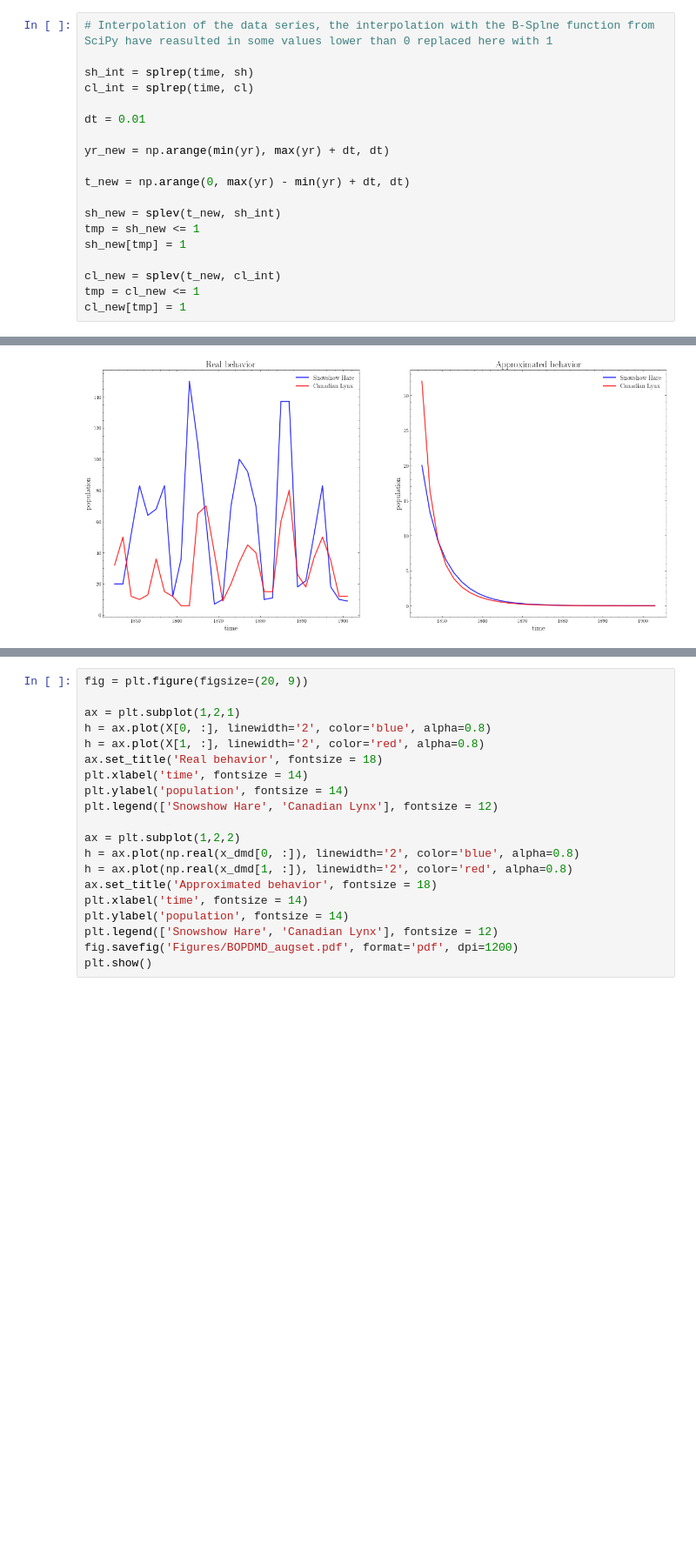
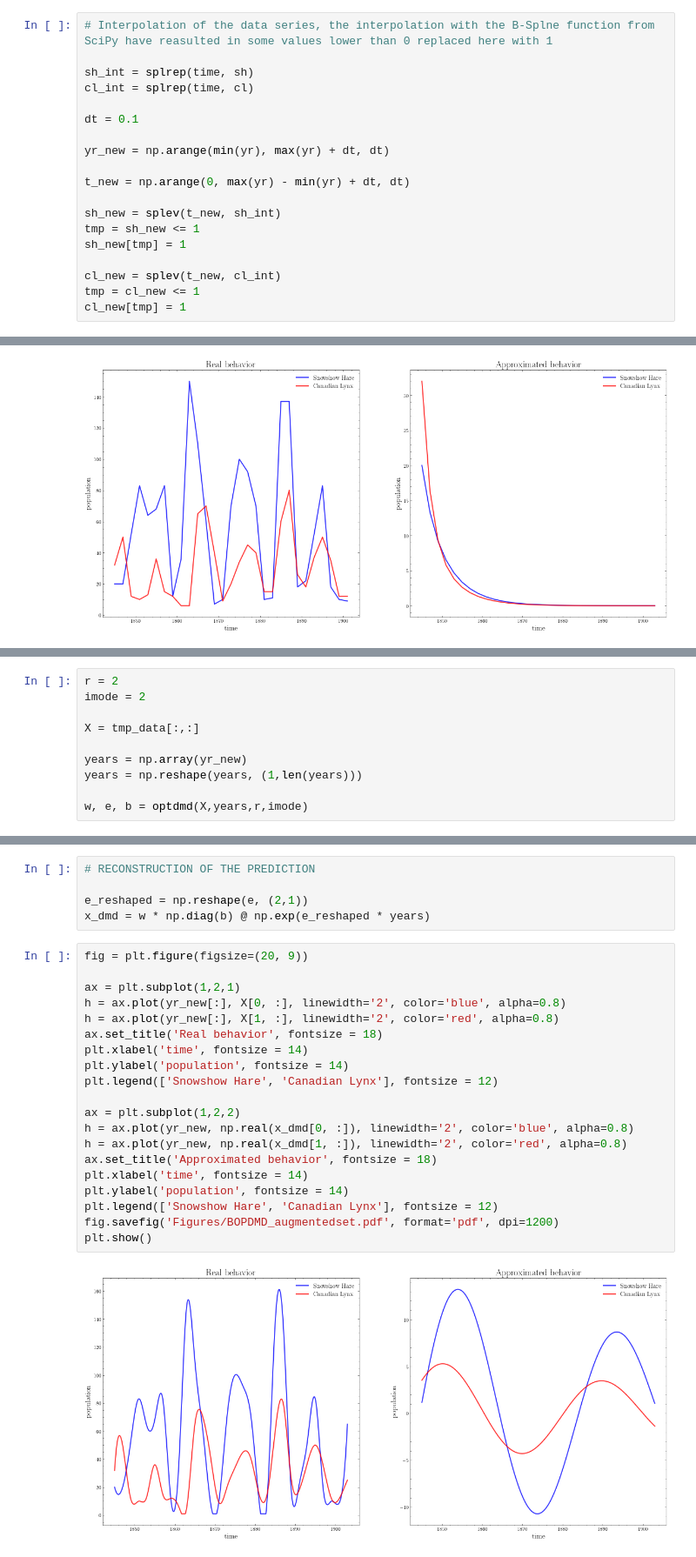
Before and after one commit to tdinelli/Modelling-From-Measurements, a Jupyter notebook: Notebooks/Part-1.ipynb, the cells around one changed output, grey strips where cells are left out. Shown at 87% size. Saved outputs shown, nothing was run; the diff lists cells and outputs as text; blank space fills up the shorter version.

```diff
--- a/Notebooks/Part-1.ipynb
+++ b/Notebooks/Part-1.ipynb
@@ -63,7 +66,7 @@ data.head()
 sh_int = splrep(time, sh)
 cl_int = splrep(time, cl)
 
-dt = 0.01
+dt = 0.1
 
 yr_new = np.arange(min(yr), max(yr) + dt, dt)
 
@@ -316,0 +214,10 @@ x_dmd = term1 @ term2
+# %%
+r = 2
+imode = 2
+
+X = tmp_data[:,:]
+
+years = np.array(yr_new)
+years = np.reshape(years, (1,len(years)))
+
+w, e, b = optdmd(X,years,r,imode)
@@ -317,23 +229,30 @@ x_dmd = term1 @ term2
+# %%
+# RECONSTRUCTION OF THE PREDICTION
+
+e_reshaped = np.reshape(e, (2,1))
+x_dmd = w * np.diag(b) @ np.exp(e_reshaped * years)
 # %%
 fig = plt.figure(figsize=(20, 9))
 
 ax = plt.subplot(1,2,1)
-h = ax.plot(X[0, :], linewidth='2', color='blue', alpha=0.8)
-h = ax.plot(X[1, :], linewidth='2', color='red', alpha=0.8)
+h = ax.plot(yr_new[:], X[0, :], linewidth='2', color='blue', alpha=0.8)
+h = ax.plot(yr_new[:], X[1, :], linewidth='2', color='red', alpha=0.8)
 ax.set_title('Real behavior', fontsize = 18)
 plt.xlabel('time', fontsize = 14)
 plt.ylabel('population', fontsize = 14)
 plt.legend(['Snowshow Hare', 'Canadian Lynx'], fontsize = 12)
 
 ax = plt.subplot(1,2,2)
-h = ax.plot(np.real(x_dmd[0, :]), linewidth='2', color='blue', alpha=0.8)
-h = ax.plot(np.real(x_dmd[1, :]), linewidth='2', color='red', alpha=0.8)
+h = ax.plot(yr_new, np.real(x_dmd[0, :]), linewidth='2', color='blue', alpha=0.8)
+h = ax.plot(yr_new, np.real(x_dmd[1, :]), linewidth='2', color='red', alpha=0.8)
 ax.set_title('Approximated behavior', fontsize = 18)
 plt.xlabel('time', fontsize = 14)
 plt.ylabel('population', fontsize = 14)
 plt.legend(['Snowshow Hare', 'Canadian Lynx'], fontsize = 12)
-fig.savefig('Figures/BOPDMD_augset.pdf', format='pdf', dpi=1200)
+fig.savefig('Figures/BOPDMD_augmentedset.pdf', format='pdf', dpi=1200)
 plt.show()
+# %% [output]
+[figure, added]
 # %% [markdown]
 # Request n° 2
 - Do a time-delay DMD model to produce a forecast and compare with regular DMD. Determine if it is likely that there are latent variables.
```
Also changed, not shown: parts of 47 cells of this notebook.
